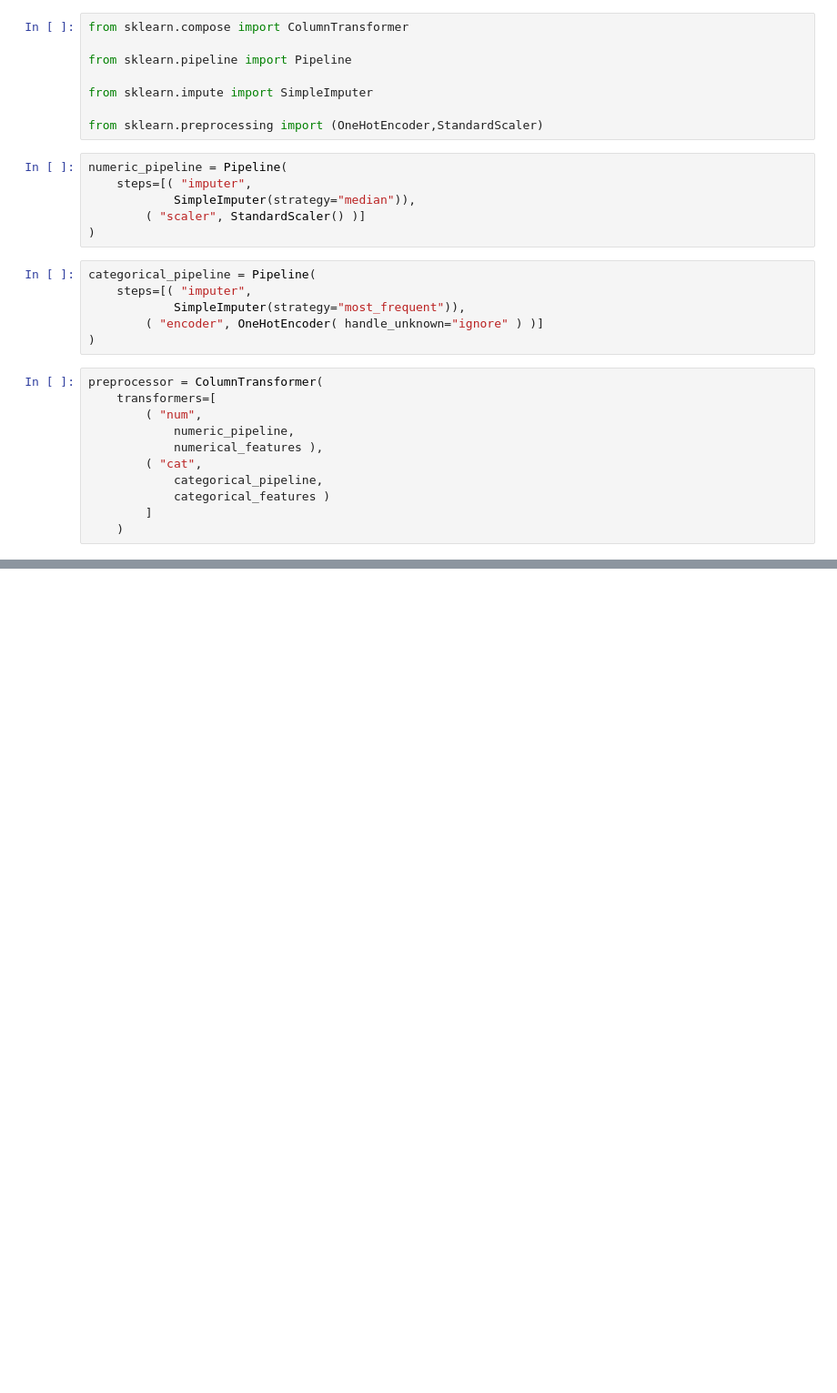
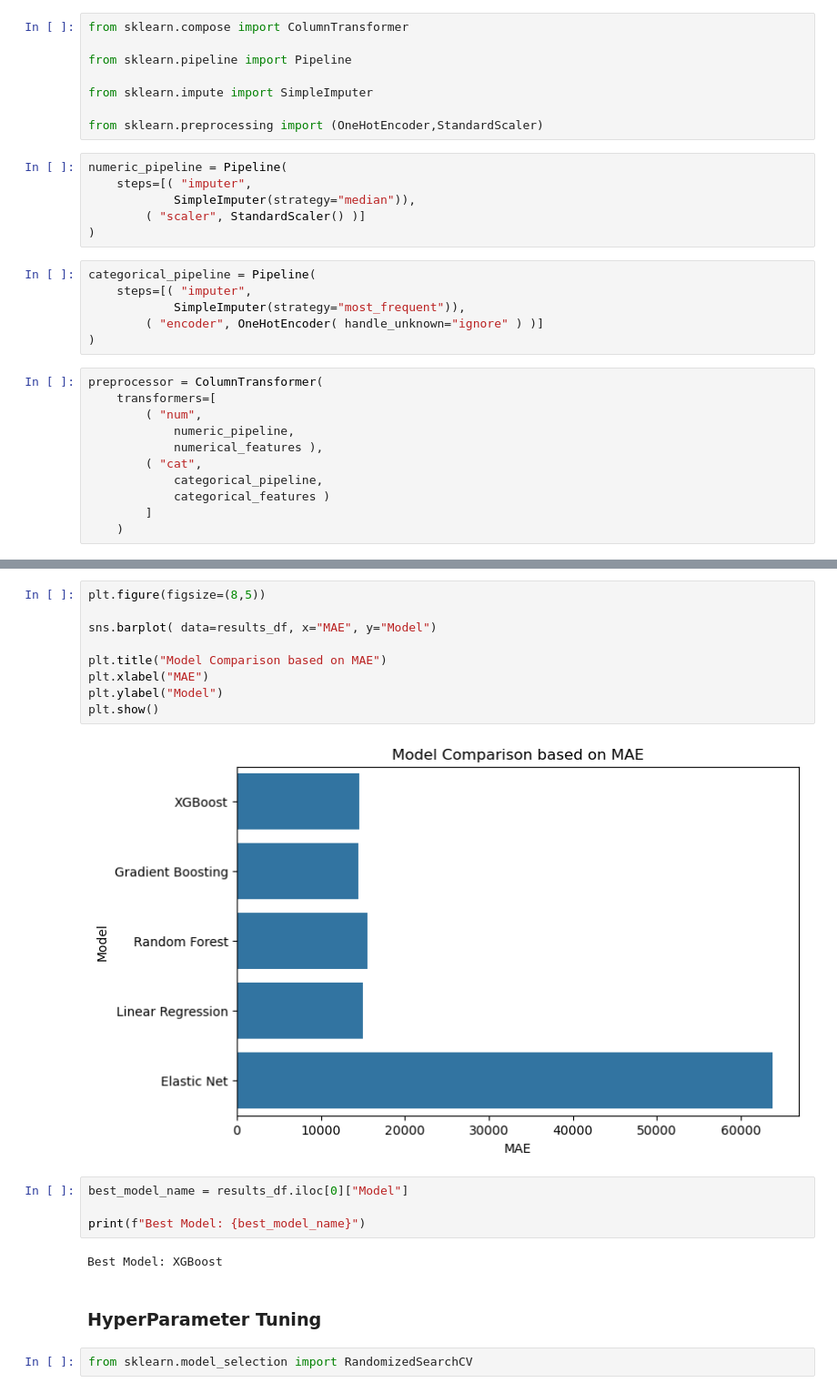
Before and after one commit to Fahad-003/House_Price_Prediction, a Jupyter notebook: notebooks/House_Price_Prediction.ipynb, the cells around one changed output, grey strips where cells are left out. Shown at 91% size. Saved outputs shown, nothing was run; the diff lists cells and outputs as text; blank space fills up the shorter version.

```diff
--- a/notebooks/House_Price_Prediction.ipynb
+++ b/notebooks/House_Price_Prediction.ipynb
@@ -548,0 +697,21 @@ preprocessor = ColumnTransformer(
+# %%
+plt.figure(figsize=(8,5))
+
+sns.barplot( data=results_df, x="MAE", y="Model")
+
+plt.title("Model Comparison based on MAE")
+plt.xlabel("MAE")
+plt.ylabel("Model")
+plt.show()
+# %% [output]
+[figure, added]
+# %%
+best_model_name = results_df.iloc[0]["Model"]
+
+print(f"Best Model: {best_model_name}")
+# %% [output]
+Best Model: XGBoost
+# %% [markdown]
+### HyperParameter Tuning
+# %%
+from sklearn.model_selection import RandomizedSearchCV
```
Also changed, not shown: parts of 45 cells of this notebook.
